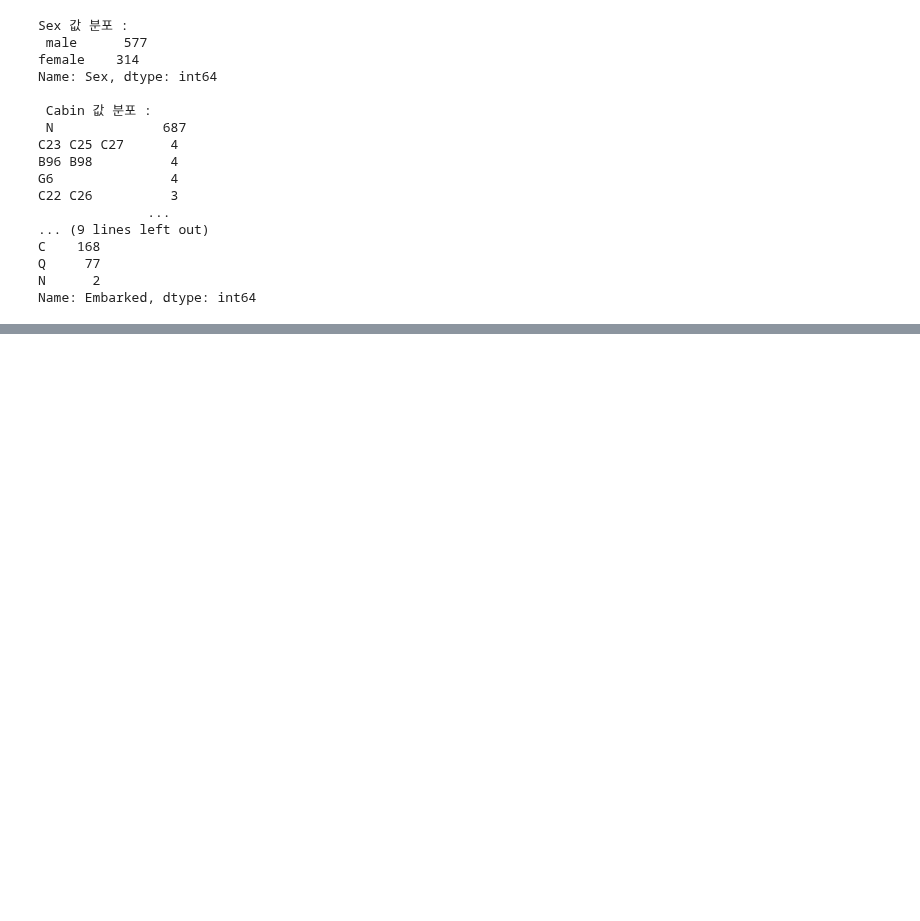
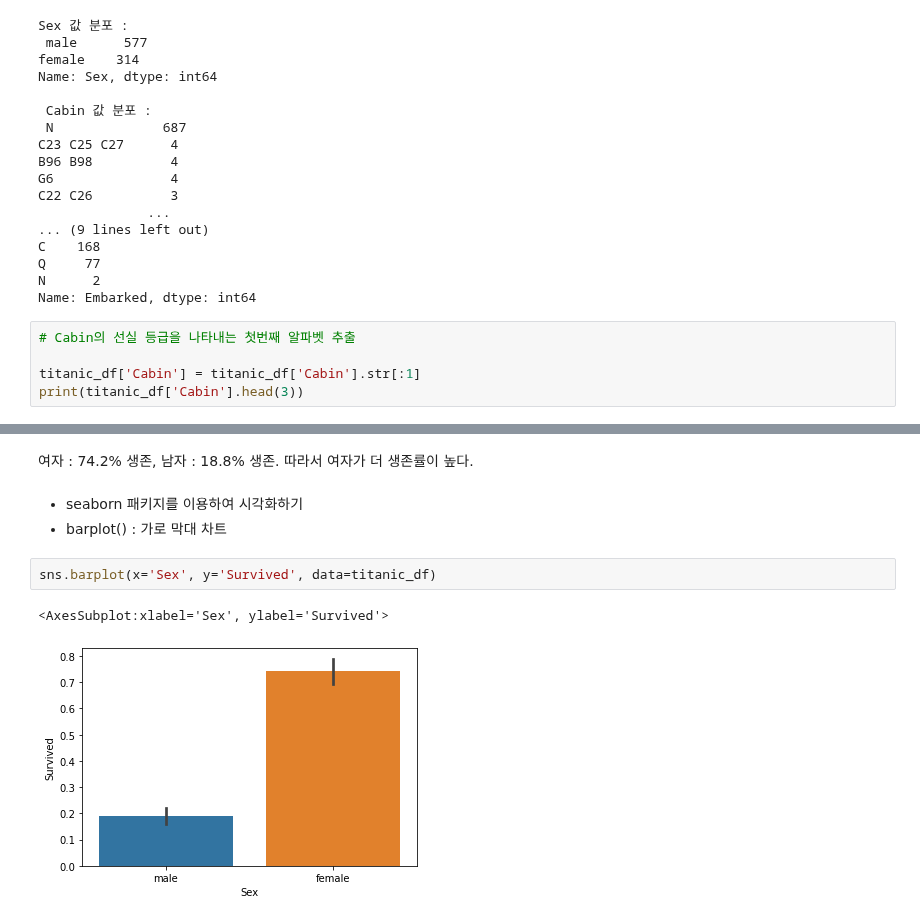
Before and after one commit to wizdom-js/data_analysis, a Jupyter notebook: 파이썬 머신러닝 완벽가이드/ Chapter_02.ipynb, the cells around one changed output, grey strips where cells are left out. Cells and saved outputs as stored; diff of their text form; blank space fills up the shorter version.

```diff
--- a/파이썬 머신러닝 완벽가이드/ Chapter_02.ipynb
+++ b/파이썬 머신러닝 완벽가이드/ Chapter_02.ipynb
@@ -911,3 +911,8 @@ C    168
 Q     77
 N      2
 Name: Embarked, dtype: int64
+# %%
+# Cabin의 선실 등급을 나타내는 첫번째 알파벳 추출
+
+titanic_df['Cabin'] = titanic_df['Cabin'].str[:1]
+print(titanic_df['Cabin'].head(3))
@@ -913,0 +935,10 @@ Name: Embarked, dtype: int64
+# %% [markdown]
+여자 : 74.2% 생존, 남자 : 18.8% 생존. 따라서 여자가 더 생존률이 높다.
+# %% [markdown]
+- seaborn 패키지를 이용하여 시각화하기
+- barplot() : 가로 막대 차트
+# %%
+sns.barplot(x='Sex', y='Survived', data=titanic_df)
+# %% [output]
+<AxesSubplot:xlabel='Sex', ylabel='Survived'>
+[figure, added]
```
Also changed, not shown: parts of 6 cells of this notebook.
